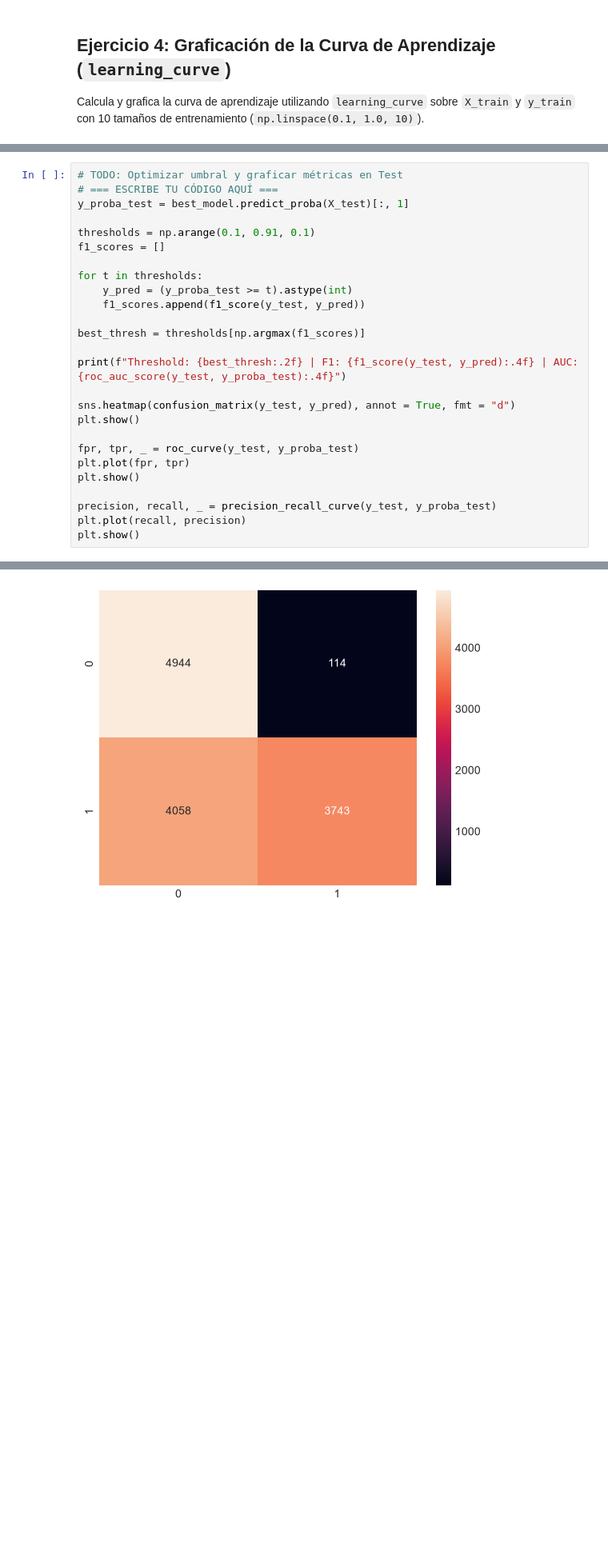
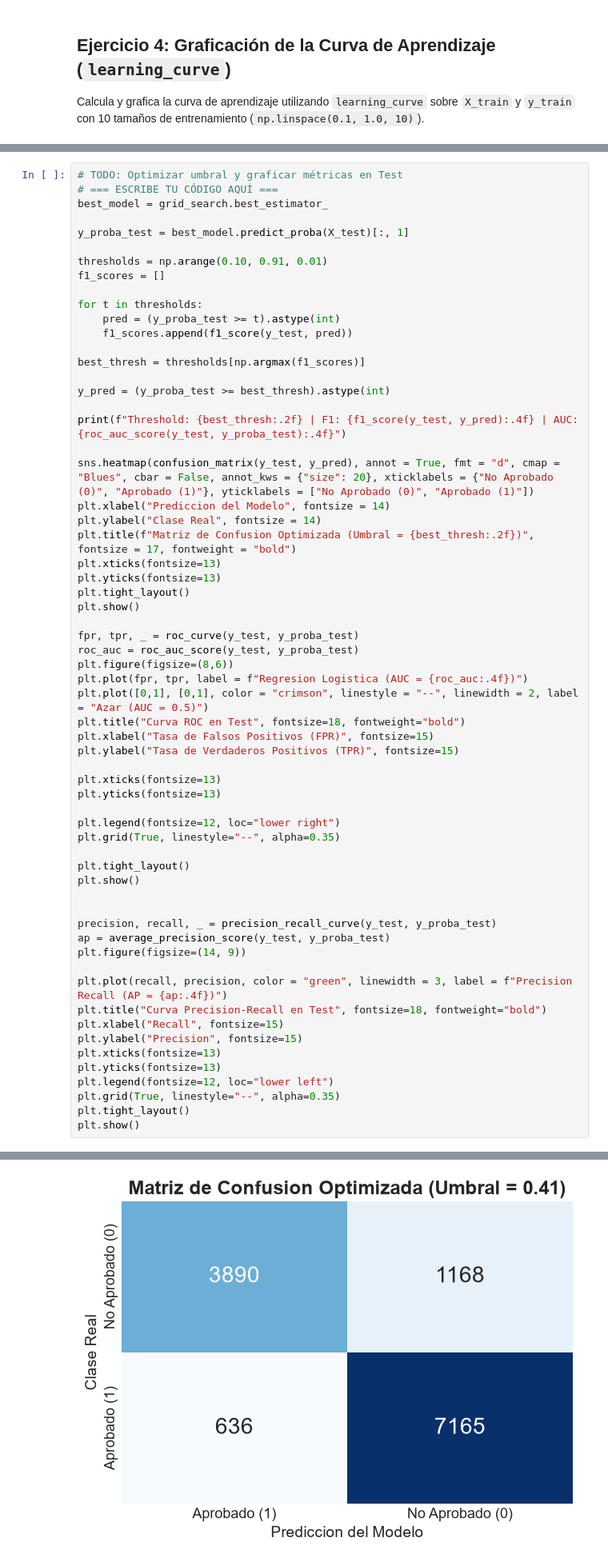
Before and after one commit to marcosm2137/ML1-2026.2_MarcosMaldonado, a Jupyter notebook: TP_2/nb_tp2_parte2_regresion_logistica.ipynb, the cells around one changed output, grey strips where cells are left out. Shown at 80% size. Saved outputs shown, nothing was run; the diff lists cells and outputs as text; blank space fills up the shorter version.

```diff
--- a/TP_2/nb_tp2_parte2_regresion_logistica.ipynb
+++ b/TP_2/nb_tp2_parte2_regresion_logistica.ipynb
@@ -151,27 +151,63 @@ En el conjunto de prueba (`X_test`):
 # %%
 # TODO: Optimizar umbral y graficar métricas en Test
 # === ESCRIBE TU CÓDIGO AQUÍ ===
+best_model = grid_search.best_estimator_
+
 y_proba_test = best_model.predict_proba(X_test)[:, 1]
 
-thresholds = np.arange(0.1, 0.91, 0.1)
+thresholds = np.arange(0.10, 0.91, 0.01)
 f1_scores = []
 
 for t in thresholds:
-    y_pred = (y_proba_test >= t).astype(int)
-    f1_scores.append(f1_score(y_test, y_pred))
+    pred = (y_proba_test >= t).astype(int)
+    f1_scores.append(f1_score(y_test, pred))
 
 best_thresh = thresholds[np.argmax(f1_scores)]
 
+y_pred = (y_proba_test >= best_thresh).astype(int)
+
 print(f"Threshold: {best_thresh:.2f} | F1: {f1_score(y_test, y_pred):.4f} | AUC: {roc_auc_score(y_test, y_proba_test):.4f}")
 
-sns.heatmap(confusion_matrix(y_test, y_pred), annot = True, fmt = "d")
+sns.heatmap(confusion_matrix(y_test, y_pred), annot = True, fmt = "d", cmap = "Blues", cbar = False, annot_kws = {"size": 20}, xticklabels = {"No Aprobado (0)", "Aprobado (1)"}, yticklabels = ["No Aprobado (0)", "Aprobado (1)"])
+plt.xlabel("Prediccion del Modelo", fontsize = 14)
+plt.ylabel("Clase Real", fontsize = 14)
+plt.title(f"Matriz de Confusion Optimizada (Umbral = {best_thresh:.2f})", fontsize = 17, fontweight = "bold")
+plt.xticks(fontsize=13)
+plt.yticks(fontsize=13)
+plt.tight_layout()
 plt.show()
 
 fpr, tpr, _ = roc_curve(y_test, y_proba_test)
-plt.plot(fpr, tpr)
+roc_auc = roc_auc_score(y_test, y_proba_test)
+plt.figure(figsize=(8,6))
+plt.plot(fpr, tpr, label = f"Regresion Logistica (AUC = {roc_auc:.4f})")
+plt.plot([0,1], [0,1], color = "crimson", linestyle = "--", linewidth = 2, label = "Azar (AUC = 0.5)")
+plt.title("Curva ROC en Test", fontsize=18, fontweight="bold")
+plt.xlabel("Tasa de Falsos Positivos (FPR)", fontsize=15)
+plt.ylabel("Tasa de Verdaderos Positivos (TPR)", fontsize=15)
+
+plt.xticks(fontsize=13)
+plt.yticks(fontsize=13)
+
+plt.legend(fontsize=12, loc="lower right")
+plt.grid(True, linestyle="--", alpha=0.35)
+
+plt.tight_layout()
 plt.show()
 
+
 precision, recall, _ = precision_recall_curve(y_test, y_proba_test)
-plt.plot(recall, precision)
+ap = average_precision_score(y_test, y_proba_test)
+plt.figure(figsize=(14, 9))
+
+plt.plot(recall, precision, color = "green", linewidth = 3, label = f"Precision Recall (AP = {ap:.4f})")
+plt.title("Curva Precision-Recall en Test", fontsize=18, fontweight="bold")
+plt.xlabel("Recall", fontsize=15)
+plt.ylabel("Precision", fontsize=15)
+plt.xticks(fontsize=13)
+plt.yticks(fontsize=13)
+plt.legend(fontsize=12, loc="lower left")
+plt.grid(True, linestyle="--", alpha=0.35)
+plt.tight_layout()
 plt.show()
 # %% [output]
@@ -179 +215 @@ Threshold: 0.40 | F1: 0.6421 | AUC: 0.9334
-[figure, old version]
+[figure, new version]
```
Also changed, not shown: parts of 2 cells of this notebook.
